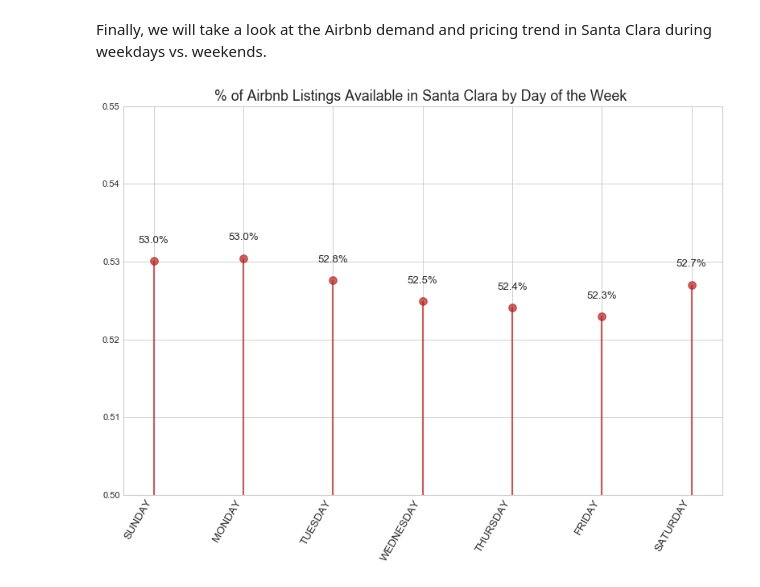
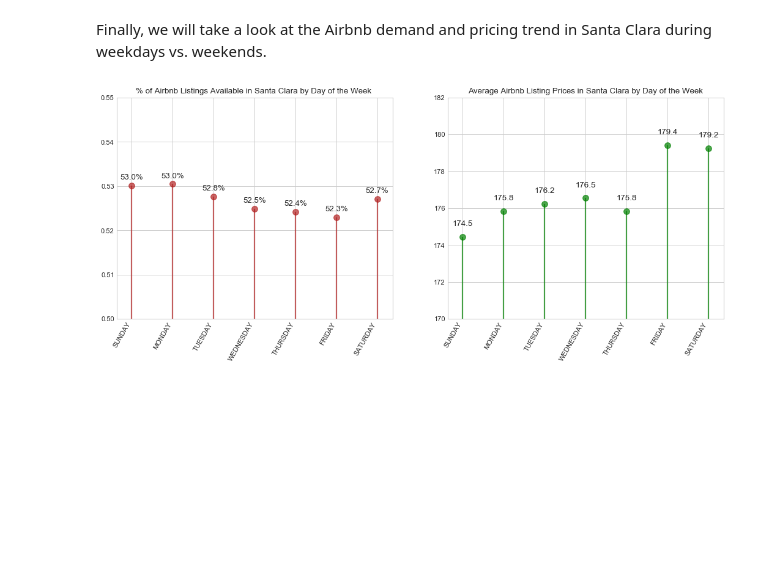
Before and after one commit to caroger/airbnb, a Jupyter notebook: calendar.ipynb, the cells around one changed output. Drawn from its saved outputs; the diff is of its cells as text; code cells hidden in the pictures; blank space fills up the shorter version.

```diff
--- a/calendar.ipynb
+++ b/calendar.ipynb
@@ -63,7 +63,8 @@ df["date"] = pd.to_datetime(df["date"])
 # %%
 # set price columns as float
 df[["price", "adjusted_price"]] = (
-    df[["price", "adjusted_price"]].replace("[^.0-9]", "", regex=True).astype(float)
+    df[["price", "adjusted_price"]].replace(
+        "[^.0-9]", "", regex=True).astype(float)
 )
 # %%
 # set available column as boolean
@@ -161,51 +176,91 @@ Finally, we will take a look at the Airbnb demand and pricing trend in Santa Cla
 # create a day_name column
 df["day_name"] = df["date"].dt.day_name()
 # order of day_name index
-idx = ["Sunday", "Monday", "Tuesday", "Wednesday", "Thursday", "Friday", "Saturday"]
+idx = ["Sunday", "Monday", "Tuesday",
+       "Wednesday", "Thursday", "Friday", "Saturday"]
 
 # total listing counts by day_name
 tot_list = df.groupby("day_name")["available"].count().reindex(idx)
 
 # available listing counts by day_name
 avl_list = (
-    df[df["available"] == True].groupby("day_name")["available"].count().reindex(idx)
+    df[df["available"] == True].groupby(
+        "day_name")["available"].count().reindex(idx)
 )
 
 # percentage of available listing of total listings by day_name
 avail_perc = avl_list / tot_list
+
+price = df[df["available"] == True].groupby(
+    "day_name")["price"].mean().reindex(idx)
 # %%
-fig, ax = plt.subplots(figsize=(12, 8), dpi=80)
-ax.vlines(
+fig, axs = plt.subplots(1, 2, figsize=(16, 6), dpi=80)
+
+# Left Plot - Availability by Weekday
+axs[0].vlines(
     x=avail_perc.index,
     ymin=0,
     ymax=avail_perc,
     color="firebrick",
     alpha=0.7,
     linewidth=2,
 )
-ax.scatter(x=avail_perc.index, y=avail_perc, s=75, color="firebrick", alpha=0.7)
+axs[0].scatter(x=avail_perc.index, y=avail_perc,
+               s=75, color="firebrick", alpha=0.7)
 
-# Title, Label, Ticks and Ylim
-ax.set_title(
+## Title, Label, Ticks and Ylim
+axs[0].set_title(
     "% of Airbnb Listings Available in Santa Clara by Day of the Week ",
-    fontdict={"size": 16},
+    fontdict={"size": 12},
 )
-ax.set_xticklabels(
+axs[0].set_xticklabels(
     avail_perc.index.str.upper(),
     rotation=60,
-    fontdict={"horizontalalignment": "right", "size": 12},
+    fontdict={"horizontalalignment": "right", "size": 10},
 )
-ax.set_ylim(0.5, 0.55)
+axs[0].set_ylim(0.5, 0.55)
 
 # Annotate
 for i in avail_perc.index:
-    ax.text(
+    axs[0].text(
         i,
-        avail_perc[i] + 0.002,
+        avail_perc[i] + 0.001,
         s="{:.1%}".format(avail_perc[i]),
         horizontalalignment="center",
         verticalalignment="bottom",
         fontsize=12,
     )
+
+# Right Plot - Pricing by Weekday
+axs[1].vlines(x=price.index, ymin=0, ymax=price,
+              color="green", alpha=0.7, linewidth=2)
+axs[1].scatter(x=price.index, y=price, s=75, color="green", alpha=0.7)
+
+## Title, Label, Ticks and Ylim
+axs[1].set_title(
+    "Average Airbnb Listing Prices in Santa Clara by Day of the Week",
+    fontdict={"size": 12},
+)
+axs[1].set_xticklabels(
+    price.index.str.upper(),
+    rotation=60,
+    fontdict={"horizontalalignment": "right", "size": 10},
+)
+axs[1].set_ylim(170, 182)
+
+# Annotate
+for i in price.index:
+    axs[1].text(
+        i,
+        price[i] + 0.5,
+        s=round(price[i], 1),
+        horizontalalignment="center",
+        verticalalignment="bottom",
+        fontsize=12,
+    )
+
+# Save plots as image
+plt.savefig("image/listing_by_weekday.png", dpi=200,
+            bbox_inches="tight", pad_inches=0.1)
 # %% [output]
-[figure, old version]
+[figure, new version]
```
Also changed, not shown: parts of 4 cells of this notebook, 4 other files.
